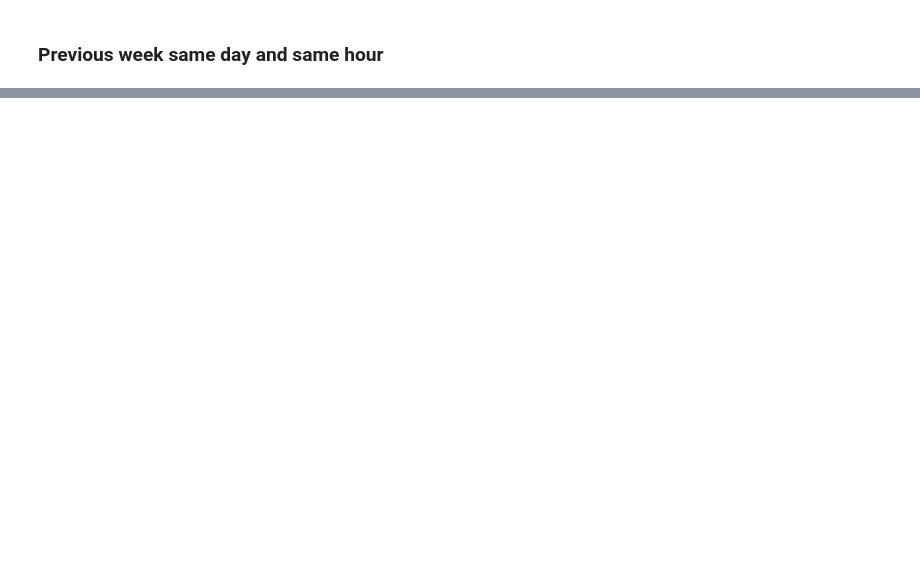
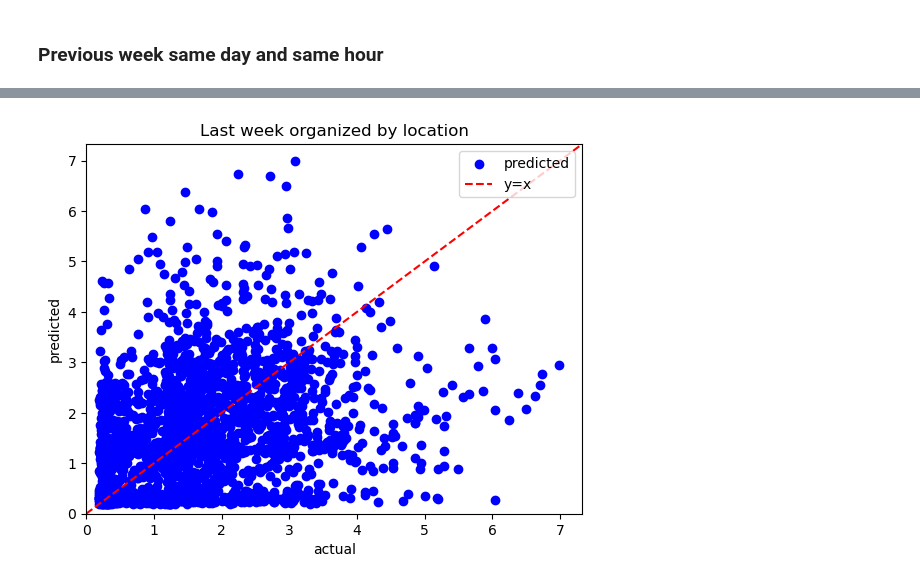
Before and after one commit to franciscomonteiro85/rec-energy-prediction-algorithm, a Jupyter notebook: notebooks/porto/REC_Without_ML_Porto.ipynb, the cells around one changed output, grey strips where cells are left out. Saved outputs shown, nothing was run; the diff lists cells and outputs as text; code cells hidden in the pictures; blank space fills up the shorter version.

```diff
--- a/notebooks/porto/REC_Without_ML_Porto.ipynb
+++ b/notebooks/porto/REC_Without_ML_Porto.ipynb
@@ -161,4 +289,6 @@ mse_week, wape_week, r2_week = no_ml_predict(Xweek.values, yweek.values)
 # %%
-plot_results(Xweek, yweek, "Last week organized by location")
+plot_results(Xweek[:3000], yweek[:3000], "Last week organized by location")
+# %% [output]
+[figure, added]
 # %%
 names_alg = ["No ML - Previous 15\n", "No ML - Previous Day\n", "No ML - Previous Week\n"]
```
Also changed, not shown: parts of 16 cells of this notebook, 8 other files.
